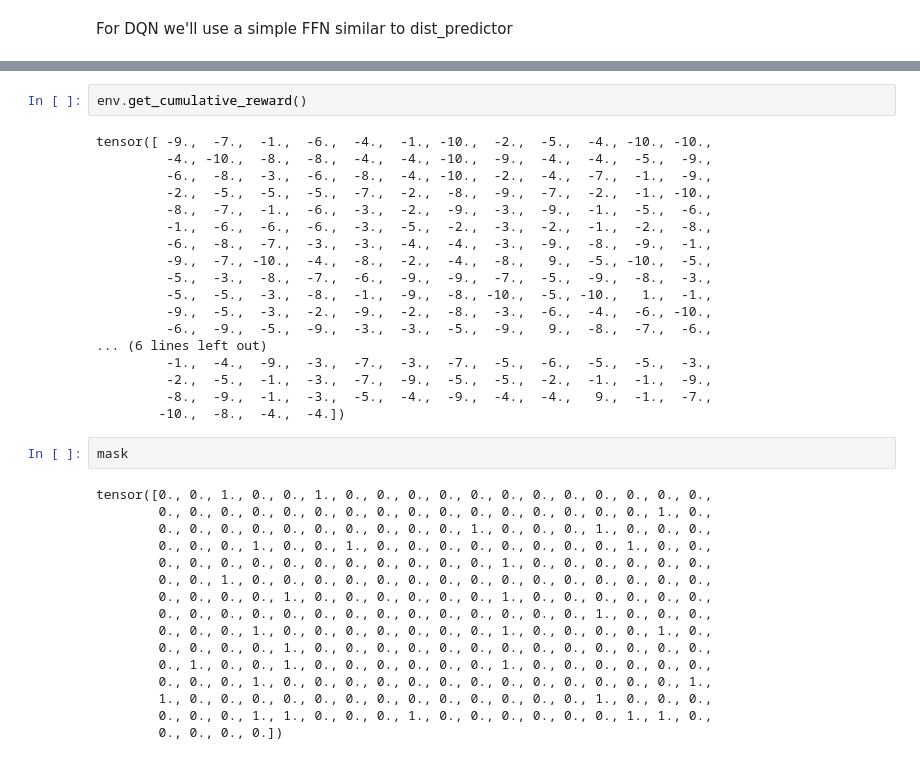
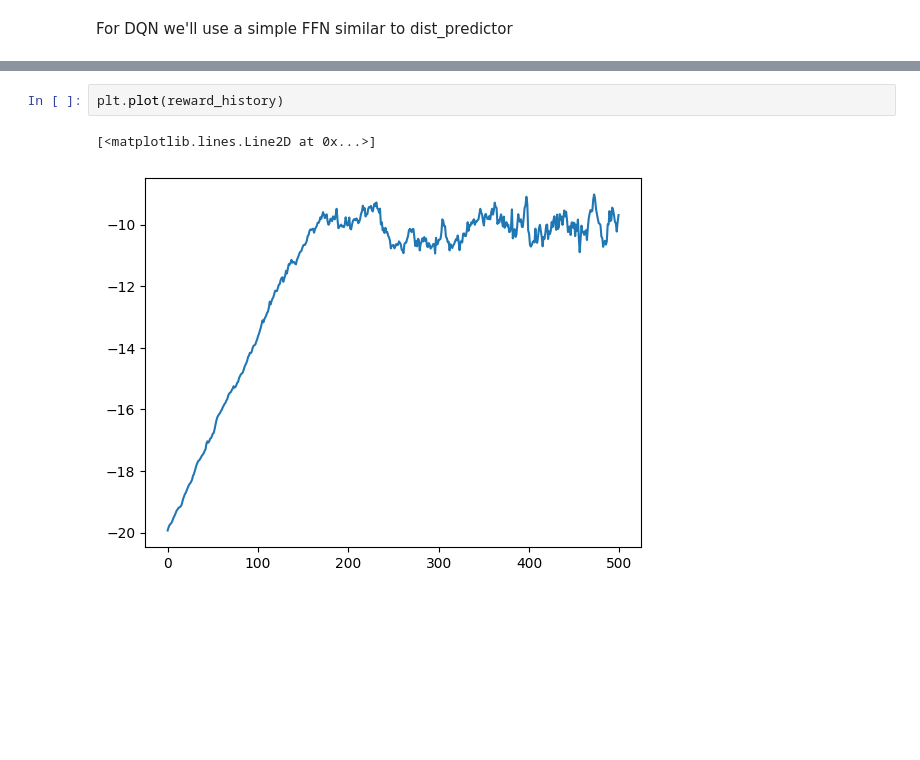
Before and after one commit to LeonY117/polytope-permutation, a Jupyter notebook: agent.ipynb, the cells around one changed output, grey strips where cells are left out. Drawn from its saved outputs; the diff is of its cells as text; blank space fills up the shorter version.

```diff
--- a/agent.ipynb
+++ b/agent.ipynb
@@ -173,38 +209,5 @@ plt.ylim(0, 1)
-# %%
-env.get_cumulative_reward()
-# %% [output]
-tensor([ -9.,  -7.,  -1.,  -6.,  -4.,  -1., -10.,  -2.,  -5.,  -4., -10., -10.,
-         -4., -10.,  -8.,  -8.,  -4.,  -4., -10.,  -9.,  -4.,  -4.,  -5.,  -9.,
-         -6.,  -8.,  -3.,  -6.,  -8.,  -4., -10.,  -2.,  -4.,  -7.,  -1.,  -9.,
-         -2.,  -5.,  -5.,  -5.,  -7.,  -2.,  -8.,  -9.,  -7.,  -2.,  -1., -10.,
-         -8.,  -7.,  -1.,  -6.,  -3.,  -2.,  -9.,  -3.,  -9.,  -1.,  -5.,  -6.,
-         -1.,  -6.,  -6.,  -6.,  -3.,  -5.,  -2.,  -3.,  -2.,  -1.,  -2.,  -8.,
-         -6.,  -8.,  -7.,  -3.,  -3.,  -4.,  -4.,  -3.,  -9.,  -8.,  -9.,  -1.,
-         -9.,  -7., -10.,  -4.,  -8.,  -2.,  -4.,  -8.,   9.,  -5., -10.,  -5.,
-         -5.,  -3.,  -8.,  -7.,  -6.,  -9.,  -9.,  -7.,  -5.,  -9.,  -8.,  -3.,
-         -5.,  -5.,  -3.,  -8.,  -1.,  -9.,  -8., -10.,  -5., -10.,   1.,  -1.,
-         -9.,  -5.,  -3.,  -2.,  -9.,  -2.,  -8.,  -3.,  -6.,  -4.,  -6., -10.,
-         -6.,  -9.,  -5.,  -9.,  -3.,  -3.,  -5.,  -9.,   9.,  -8.,  -7.,  -6.,
-... (6 lines left out)
-         -1.,  -4.,  -9.,  -3.,  -7.,  -3.,  -7.,  -5.,  -6.,  -5.,  -5.,  -3.,
-         -2.,  -5.,  -1.,  -3.,  -7.,  -9.,  -5.,  -5.,  -2.,  -1.,  -1.,  -9.,
-         -8.,  -9.,  -1.,  -3.,  -5.,  -4.,  -9.,  -4.,  -4.,   9.,  -1.,  -7.,
-        -10.,  -8.,  -4.,  -4.])
-# %%
-mask
-# %% [output]
-tensor([0., 0., 1., 0., 0., 1., 0., 0., 0., 0., 0., 0., 0., 0., 0., 0., 0., 0.,
-        0., 0., 0., 0., 0., 0., 0., 0., 0., 0., 0., 0., 0., 0., 0., 0., 1., 0.,
-        0., 0., 0., 0., 0., 0., 0., 0., 0., 0., 1., 0., 0., 0., 1., 0., 0., 0.,
-        0., 0., 0., 1., 0., 0., 1., 0., 0., 0., 0., 0., 0., 0., 0., 1., 0., 0.,
-        0., 0., 0., 0., 0., 0., 0., 0., 0., 0., 0., 1., 0., 0., 0., 0., 0., 0.,
-        0., 0., 1., 0., 0., 0., 0., 0., 0., 0., 0., 0., 0., 0., 0., 0., 0., 0.,
-        0., 0., 0., 0., 1., 0., 0., 0., 0., 0., 0., 1., 0., 0., 0., 0., 0., 0.,
-        0., 0., 0., 0., 0., 0., 0., 0., 0., 0., 0., 0., 0., 0., 1., 0., 0., 0.,
-        0., 0., 0., 1., 0., 0., 0., 0., 0., 0., 0., 1., 0., 0., 0., 0., 1., 0.,
-        0., 0., 0., 0., 1., 0., 0., 0., 0., 0., 0., 0., 0., 0., 0., 0., 0., 0.,
-        0., 1., 0., 0., 1., 0., 0., 0., 0., 0., 0., 1., 0., 0., 0., 0., 0., 0.,
-        0., 0., 0., 1., 0., 0., 0., 0., 0., 0., 0., 0., 0., 0., 0., 0., 0., 1.,
-        1., 0., 0., 0., 0., 0., 0., 0., 0., 0., 0., 0., 0., 0., 1., 0., 0., 0.,
-        0., 0., 0., 1., 1., 0., 0., 0., 1., 0., 0., 0., 0., 0., 0., 1., 1., 0.,
-        0., 0., 0., 0.])
+# %%
+plt.plot(reward_history)
+# %% [output]
+[<matplotlib.lines.Line2D at 0x...>]
+[figure, added]
```
Also changed, not shown: parts of 8 cells of this notebook, 1 other file.
